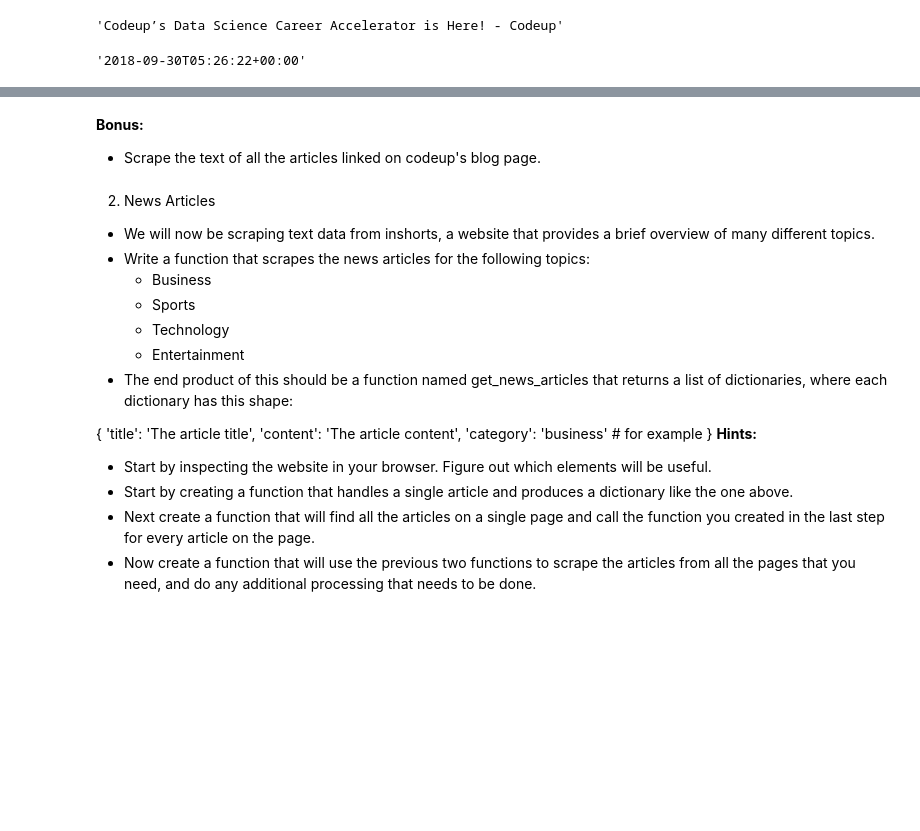
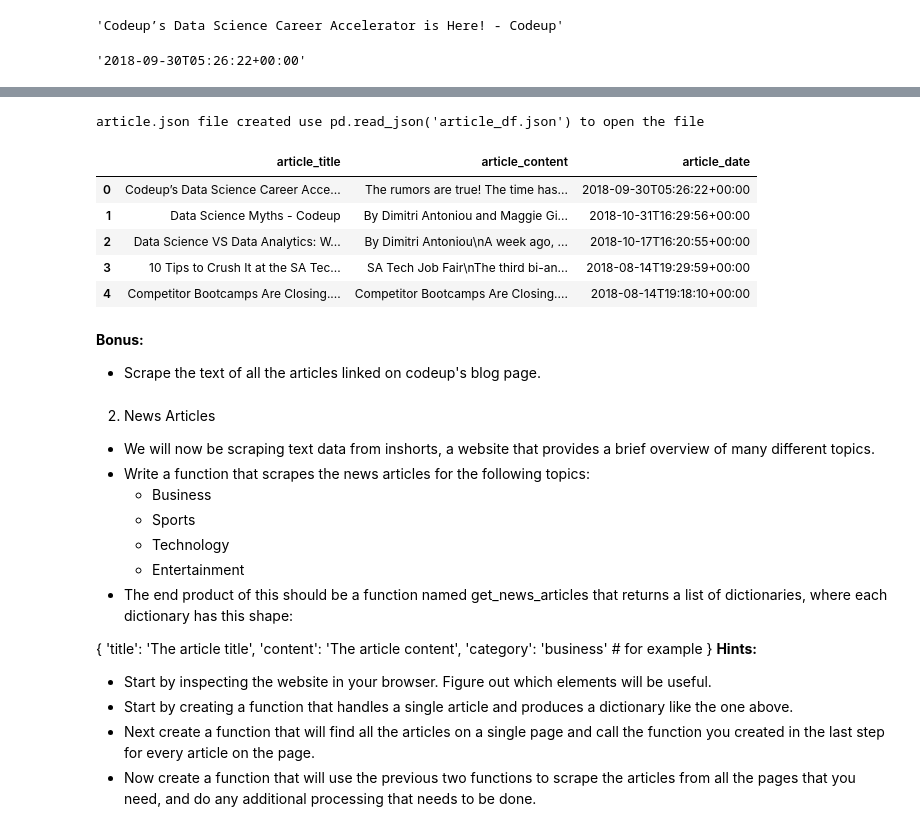
Before and after one commit to RyvynYoung/natural-language-processing-exercises, a Jupyter notebook: data_acquistion.ipynb, the cells around one changed output, grey strips where cells are left out. Drawn from its saved outputs; the diff is of its cells as text; code cells hidden in the pictures; blank space fills up the shorter version.

Commit message:
exercises completed, no bonus

```diff
--- a/data_acquistion.ipynb
+++ b/data_acquistion.ipynb
@@ -110,9 +111,8 @@ article_date
 codeup_url_list = ['https://codeup.com/codeups-data-science-career-accelerator-is-here/',
                    'https://codeup.com/data-science-myths/',
                    'https://codeup.com/data-science-vs-data-analytics-whats-the-difference/',
-                   'https://codeup.com/10-tips-to-crush-it-at-the-sa-tech-job-fair/'
-                   'https://codeup.com/competitor-bootcamps-are-closing-is-the-model-in-danger/'
-                  ]
+                   'https://codeup.com/10-tips-to-crush-it-at-the-sa-tech-job-fair/',
+                   'https://codeup.com/competitor-bootcamps-are-closing-is-the-model-in-danger/']
 # %%
 # determine content to get and location
 ctitle = soup.find('title').text
@@ -121,3 +125,47 @@ cdate =
+# %%
+# create functions
+
+def get_blog_article_info(url):
+    '''
+    Takes in the url for article and gets info on the article and creates dictionary of the info
+    '''
+    # use the make_soup function to create the object from the url
+    soup = acquire.make_soup(url)
+    # gets these items from the article
+    article_title = soup.find('title').text
+    article_content = soup.find('div', class_='jupiterx-post-content').text
+    article_date = soup.find('time').attrs['datetime']
+    # creates a dictionary of the info collected
+    art_dict = {'article_title': article_title, 'article_content': article_content, 'article_date': article_date}
+    return art_dict
+
+def get_blog_articles(url_list):
+    # make an empty list to hold dictionaries
+    art_dict_list = []
+    #iterate through list of article urls and get info for each article
+    for url in url_list:
+        art_info = get_blog_article_info(url)
+        art_dict_list.append(art_info)
+    # use pandas to make a df of the article dictionaries
+    article_df = pd.DataFrame(art_dict_list)
+    # write the df to local for future use
+    article_df.to_json('article_df.json')
+    print("article.json file created use pd.read_json('article_df.json') to open the file")
+    # for exercises adding return of dictionary list and dataframe
+    return art_dict_list, article_df
+# %%
+codeup_articles_dict_list, codeup_article_df = get_blog_articles(codeup_url_list)
+# %% [output]
+article.json file created use pd.read_json('article_df.json') to open the file
+# %%
+codeup_article_df
+# %% [output]
+|  | article_title | article_content | article_date |
+| 0 | Codeup’s Data Science Career Acce... | The rumors are true! The time has... | 2018-09-30T05:26:22+00:00 |
+| 1 | Data Science Myths - Codeup | By Dimitri Antoniou and Maggie Gi... | 2018-10-31T16:29:56+00:00 |
+| 2 | Data Science VS Data Analytics: W... | By Dimitri Antoniou\nA week ago, ... | 2018-10-17T16:20:55+00:00 |
+| 3 | 10 Tips to Crush It at the SA Tec... | SA Tech Job Fair\nThe third bi-an... | 2018-08-14T19:29:59+00:00 |
+| 4 | Competitor Bootcamps Are Closing.... | Competitor Bootcamps Are Closing.... | 2018-08-14T19:18:10+00:00 |
 # %% [markdown]
 **Bonus:**
 - Scrape the text of all the articles linked on codeup's blog page.
```
Also changed, not shown: parts of 11 cells of this notebook, 1 other file.
